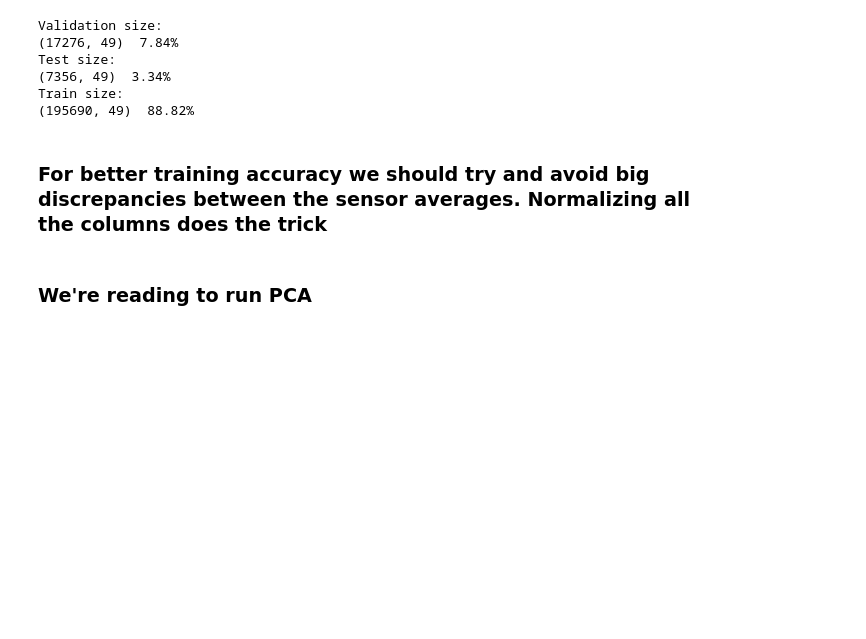
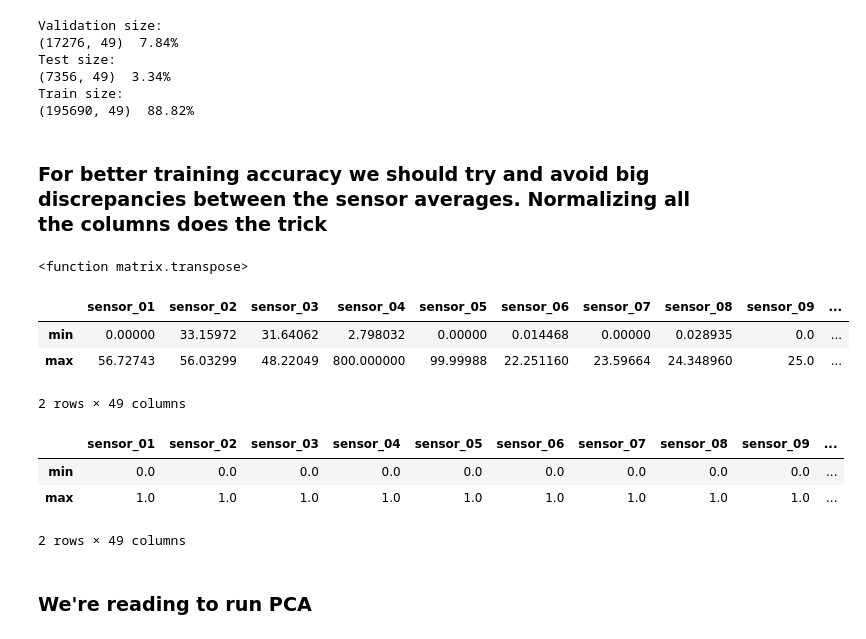
Before and after one commit to Enterprise-Neurosystem/edge-failure-prediction, a Jupyter notebook: workshop/PumpDataDiscovery/02-principal-compoent-analysis.ipynb, the cells around one changed output. Saved outputs shown, nothing was run; the diff lists cells and outputs as text; code cells hidden in the pictures; blank space fills up the shorter version.

Commit message:
display ranges before and after normalization

```diff
--- a/workshop/PumpDataDiscovery/02-principal-compoent-analysis.ipynb
+++ b/workshop/PumpDataDiscovery/02-principal-compoent-analysis.ipynb
@@ -81,17 +81,41 @@ Train size:
 (195690, 49)  88.82%
 # %% [markdown]
 ### For better training accuracy we should try and avoid big discrepancies between the sensor averages. Normalizing all the columns does the trick
+# %%
+np.matrix(scaled_train).transpose
+# %% [output]
+<function matrix.transpose>
 # %%
-sensor_names = df_train.columns[:-2]
+#Display original ranges
+ranges = pd.DataFrame([{'min':i,'max':j} for i, j in zip(df_train.min(), df_train.max())])
+col_names = df_train.max().keys()
+ranges.index = col_names
+display(ranges.transpose())
+
+sensor_names = df_train.columns
 min_max_scaler = MinMaxScaler(feature_range=(0, 1))
 
 #finds the variables needed to transform our data to the [0,1] range we defined above
 scaler = min_max_scaler.fit(df_train[sensor_names])
 
 #tranforms each dataframe
 scaled_val = scaler.transform(df_val[sensor_names])
 scaled_test = scaler.transform(df_test[sensor_names])
 scaled_train = scaler.transform(df_train[sensor_names])
+
+column_arrays = np.array(scaled_train).T
+ranges = pd.DataFrame([{'min':k.min(),'max':k.max()} for k in column_arrays])
+ranges.index = col_names
+display(ranges.transpose())
+# %% [output]
+|  | sensor_01 | sensor_02 | sensor_03 | sensor_04 | sensor_05 | sensor_06 | sensor_07 | sensor_08 | sensor_09 | ... |
+| min | 0.00000 | 33.15972 | 31.64062 | 2.798032 | 0.00000 | 0.014468 | 0.00000 | 0.028935 | 0.0 | ... |
+| max | 56.72743 | 56.03299 | 48.22049 | 800.000000 | 99.99988 | 22.251160 | 23.59664 | 24.348960 | 25.0 | ... |
+2 rows × 49 columns
+|  | sensor_01 | sensor_02 | sensor_03 | sensor_04 | sensor_05 | sensor_06 | sensor_07 | sensor_08 | sensor_09 | ... |
+| min | 0.0 | 0.0 | 0.0 | 0.0 | 0.0 | 0.0 | 0.0 | 0.0 | 0.0 | ... |
+| max | 1.0 | 1.0 | 1.0 | 1.0 | 1.0 | 1.0 | 1.0 | 1.0 | 1.0 | ... |
+2 rows × 49 columns
 # %% [markdown]
 ### We're reading to run PCA
 # %%
```
